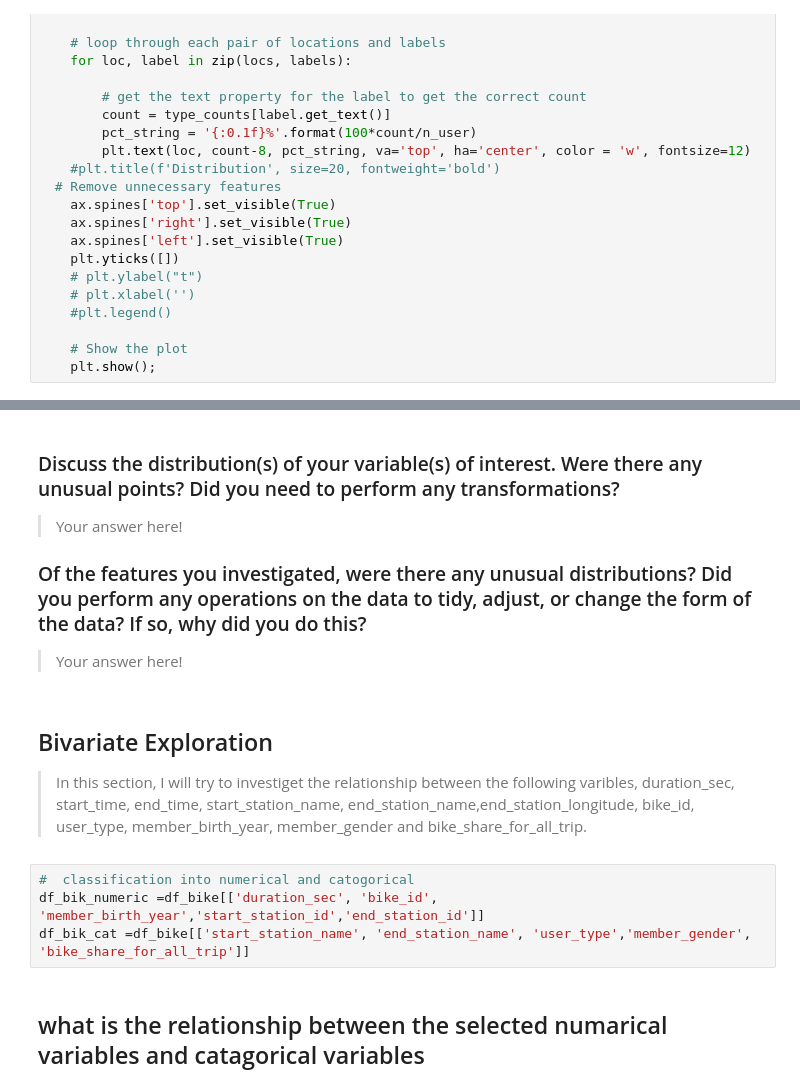
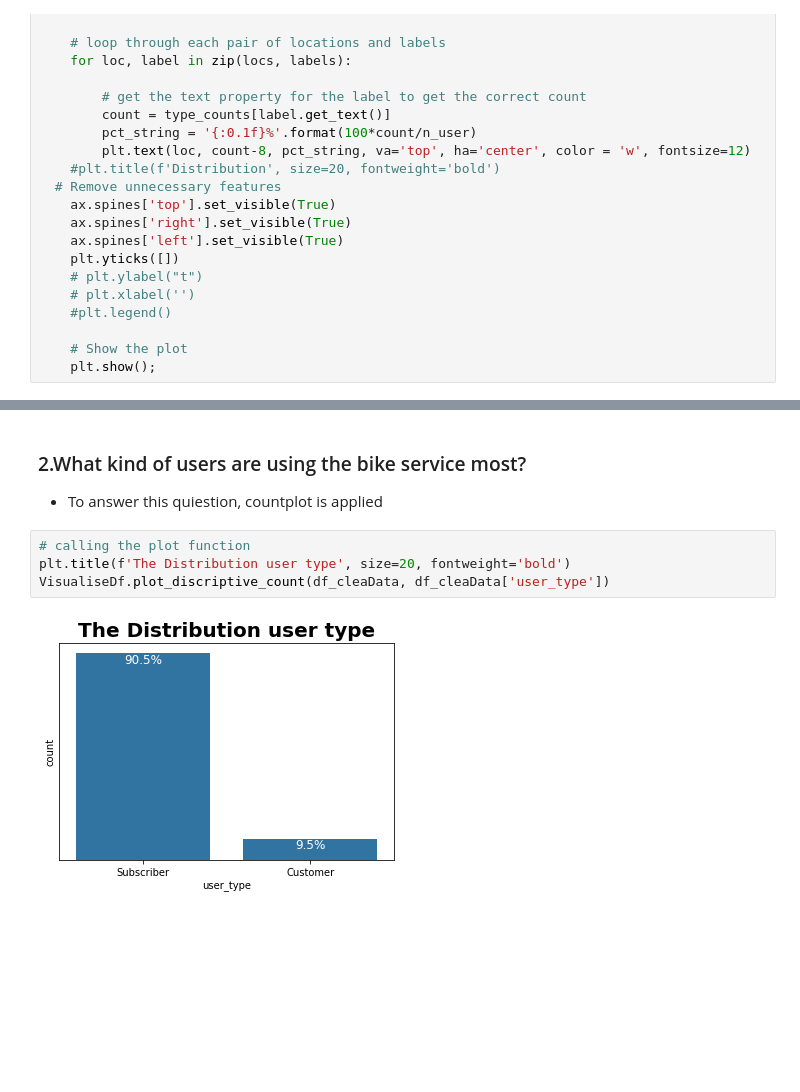
Before and after one commit to ekubay/Data_Visualization, a Jupyter notebook: Notebooks/Part_I_DataExploration.ipynb, the cells around one changed output, grey strips where cells are left out. Drawn from its saved outputs; the diff is of its cells as text; blank space fills up the shorter version.

```diff
--- a/Notebooks/Part_I_DataExploration.ipynb
+++ b/Notebooks/Part_I_DataExploration.ipynb
@@ -453,19 +224,9 @@ df_bike = pd.read_csv('../Data/2019_clean.csv')
-# %% [markdown]
-### Discuss the distribution(s) of your variable(s) of interest. Were there any unusual points? Did you need to perform any transformations?
-
-> Your answer here!
-
-### Of the features you investigated, were there any unusual distributions? Did you perform any operations on the data to tidy, adjust, or change the form of the data? If so, why did you do this?
-
-> Your answer here!
-# %% [markdown]
-## Bivariate Exploration
-
-> In this section, I will try to investiget the relationship between the following varibles, duration_sec, start_time, end_time,
-       start_station_name, end_station_name,end_station_longitude, bike_id, user_type, member_birth_year, member_gender and bike_share_for_all_trip.
-# %%
-#  classification into numerical and catogorical
-df_bik_numeric =df_bike[['duration_sec', 'bike_id', 'member_birth_year','start_station_id','end_station_id']]
-df_bik_cat =df_bike[['start_station_name', 'end_station_name', 'user_type','member_gender', 'bike_share_for_all_trip']]
-# %% [markdown]
-## what is the relationship between the selected numarical variables and catagorical variables
+# %% [markdown]
+### 2.What kind of users are using the bike service most?
+- To answer this quiestion, countplot is applied
+# %%
+# calling the plot function
+plt.title(f'The Distribution user type', size=20, fontweight='bold')
+VisualiseDf.plot_discriptive_count(df_cleaData, df_cleaData['user_type'])
+# %% [output]
+[figure, added]
```
Also changed, not shown: parts of 141 cells of this notebook.
